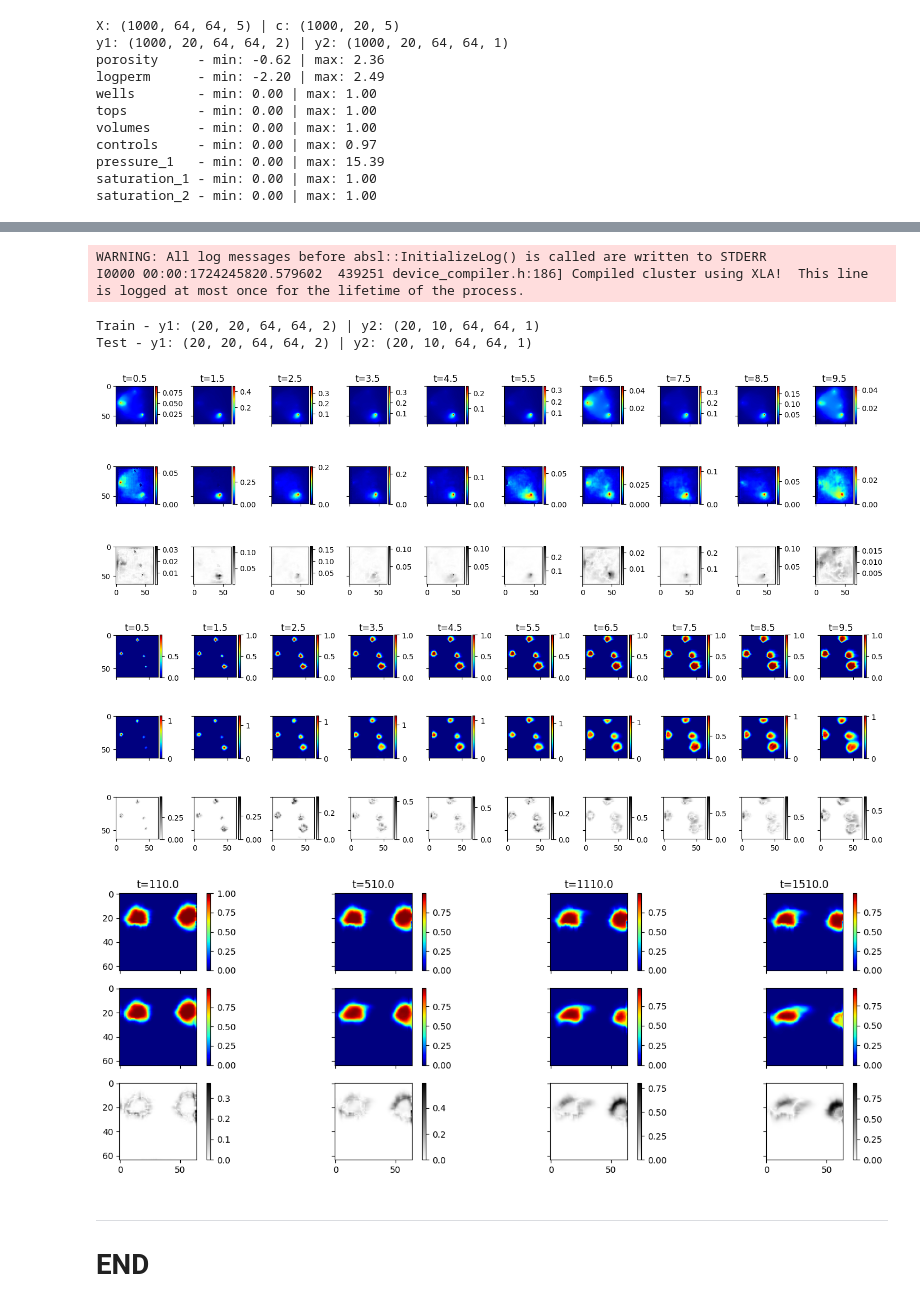
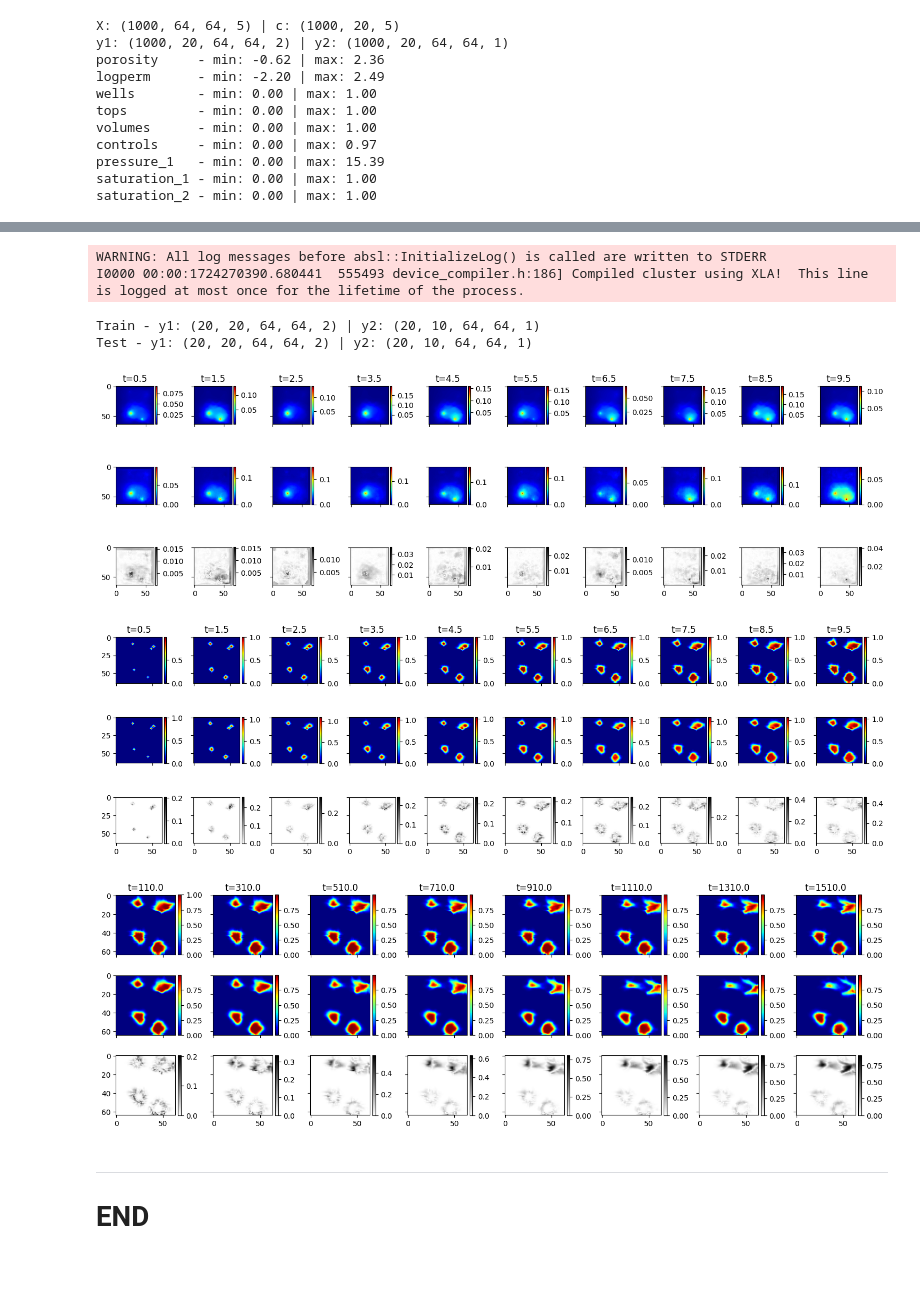
Before and after one commit to misaelmmorales/Placement-Control-Optim-CO2, a Jupyter notebook: SlopingAquiferSmall/simulationsVE/main.ipynb, the cells around one changed output, grey strips where cells are left out. Saved outputs shown, nothing was run; the diff lists cells and outputs as text; code cells hidden in the pictures; blank space fills up the shorter version.

```diff
--- a/SlopingAquiferSmall/simulationsVE/main.ipynb
+++ b/SlopingAquiferSmall/simulationsVE/main.ipynb
@@ -18,10 +18,11 @@ import tensorflow as tf
 from utils import load_data
 from pix2vid2 import make_model
 
+msteps = [0, 2, 4, 6, 8, 10, 12, 14, 16, 18]
 NUM_REALIZATIONS = 1000
 NX,  NY,  NZ = 64, 64, 1
-NTT, NT1, NT2 = 40, 20, 5
-HIDDEN = [16, 64, 128]
+NTT, NT1, NT2 = 40, 20, len(msteps)
+HIDDEN = [16, 64, 256]
 
 sec2year   = 365.25 * 24 * 60 * 60
 Darcy      = 9.869233e-13
@@ -61,7 +62,8 @@ ghght = gt['cells']['H'].reshape(NX,NY,order='F')
 deltatime = sio.loadmat('data/time_arr.mat', simplify_cells=True)['time_arr']
 timesteps = np.cumsum(deltatime)
 timesteps_inj = timesteps[:20]
-timesteps_mon = timesteps[20:][[0, 2, 4, 6, 8, 10, 12, 14, 16, 18]] #timesteps[[19, 24, 29, 34, 39]]
+timesteps_mon = timesteps[20:][msteps]
+#timesteps_mon = timesteps[[19, 24, 29, 34, 39]]
 
 print('timesteps: {} | deltatime: {}'.format(len(timesteps), np.unique(deltatime)))
 print('injection: {}'.format(timesteps_inj))
@@ -103,6 +105,8 @@ c_test  = tf.cast(c_data[teidx], tf.float32)
 y1_test = tf.cast(y1_data[teidx], tf.float32)
 y2_test = tf.cast(y2_data[teidx], tf.float32)
 # %%
-model = make_model(hidden=HIDDEN)
-model.load_weights('models/pix2vid-v2.weights.h5')
+model_inj, model_mon = make_model(hidden=HIDDEN, nt1=NT1, nt2=NT2)
+
+model_inj.load_weights('models/pix2vid-v2-inj.weights.h5')
+model_mon.load_weights('models/pix2vid-v2-mon.weights.h5')
 # %% [output]
@@ -110,6 +135,9 @@ model.load_weights('models/pix2vid-v2.weights.h5')
 # %%
-y1_train_pred, y2_train_pred = model.predict([X_train, c_train], verbose=False)
-y1_test_pred, y2_test_pred = model.predict([X_test, c_test], verbose=False)
+y1_train_pred = model_inj.predict([X_train, c_train], verbose=False)
+y2_train_pred = model_mon.predict([X_train, c_train], verbose=False)
+
+y1_test_pred = model_inj.predict([X_test, c_test], verbose=False)
+y2_test_pred = model_mon.predict([X_test, c_test], verbose=False)
 
 y1_train_pred = np.array(y1_train_pred)
 y2_train_pred = np.array(y2_train_pred)
@@ -130,11 +158,11 @@ print('Train - y1: {} | y2: {}'.format(y1_train_pred.shape, y2_train_pred.shape)
 print('Test - y1: {} | y2: {}'.format(y1_test_pred.shape, y2_test_pred.shape))
 # %% [output]
 WARNING: All log messages before absl::InitializeLog() is called are written to STDERR
-I0000 00:00:1724245820.579602  439251 device_compiler.h:186] Compiled cluster using XLA!  This line is logged at most once for the lifetime of the process.
+I0000 00:00:1724270390.680441  555493 device_compiler.h:186] Compiled cluster using XLA!  This line is logged at most once for the lifetime of the process.
 Train - y1: (20, 20, 64, 64, 2) | y2: (20, 10, 64, 64, 1)
 Test - y1: (20, 20, 64, 64, 2) | y2: (20, 10, 64, 64, 1)
 # %%
-sample = 4
+sample = 13
 
 fig, axs = plt.subplots(3, 10, figsize=(15,5), sharex=True, sharey=True)
 for j in range(10):
@@ -145,58 +173,53 @@ for j in range(10):
     p = y1_train_pred[sample, k, ..., 0]
     e = np.linalg.norm(t.reshape(1,64,64)-p.reshape(1,64,64), axis=0)
 
     im1 = ax1.imshow(t, cmap='jet')
     im2 = ax2.imshow(p, cmap='jet')
     im3 = ax3.imshow(e, cmap='binary')
     [plt.colorbar(ii, pad=0.04, fraction=0.046) for ii in [im1,im2,im3]]
     ax1.set_title('t={}'.format(timesteps[k]))
 
 plt.tight_layout()
 plt.show()
 
 fig, axs = plt.subplots(3, 10, figsize=(15,5), sharex=True, sharey=True)
 for j in range(10):
     ax1, ax2, ax3 = axs[0,j], axs[1,j], axs[2,j]
     k = j*2
 
     t = y1_train[sample, k, ..., 1]
     p = y1_train_pred[sample, k, ..., 1]
     e = np.linalg.norm(t.reshape(1,64,64)-p.reshape(1,64,64), axis=0)
 
     im1 = ax1.imshow(t, cmap='jet')
     im2 = ax2.imshow(p, cmap='jet')
     im3 = ax3.imshow(e, cmap='binary')
     [plt.colorbar(ii, pad=0.04, fraction=0.046) for ii in [im1,im2,im3]]
     ax1.set_title('t={}'.format(timesteps[k]))
 
 plt.tight_layout()
 plt.show()
+
+fig, axs = plt.subplots(3, 8, figsize=(15,5), sharex=True, sharey=True)
+for j in range(8):
+    ax1, ax2, ax3 = axs[0,j], axs[1,j], axs[2,j]
+
+    t = y2_train[sample, j, ..., -1]
+    p = y2_train_pred[sample, j, ..., -1]
+    e = np.linalg.norm(t.reshape(1,64,64)-p.reshape(1,64,64), axis=0)
+
+    im1 = ax1.imshow(t, cmap='jet')
+    im2 = ax2.imshow(p, cmap='jet')
+    im3 = ax3.imshow(e, cmap='binary')
+    [plt.colorbar(ii, pad=0.04, fraction=0.046) for ii in [im1,im2,im3]]
+    ax1.set_title('t={}'.format(timesteps_mon[j]))
+
+plt.tight_layout()
+plt.show()
 # %% [output]
-[figure, old version]
+[figure, new version]
-[figure, old version]
+[figure, new version]
+[figure, added]
-# %%
-sample = 10
-
-steps = [0, 2, 5, 7]
-
-fig, axs = plt.subplots(3, 4, figsize=(15,5), sharex=True, sharey=True)
-for j in range(4):
-    ax1, ax2, ax3 = axs[0,j], axs[1,j], axs[2,j]
-
-    t = y2_train[sample, steps[j], ..., -1]
-    p = y2_train_pred[sample, steps[j], ..., -1]
-    e = np.linalg.norm(t.reshape(1,64,64)-p.reshape(1,64,64), axis=0)
-
-    im1 = ax1.imshow(t, cmap='jet')
-    im2 = ax2.imshow(p, cmap='jet')
-    im3 = ax3.imshow(e, cmap='binary')
-    [plt.colorbar(ii, pad=0.04, fraction=0.046) for ii in [im1,im2,im3]]
-    ax1.set_title('t={}'.format(timesteps_mon[steps[j]]))
-
-plt.tight_layout()
-plt.show()
-# %% [output]
-[figure, removed]
 # %% [markdown]
 ***
 # END
```
Also changed, not shown: parts of 2 cells of this notebook, 5 other files.
